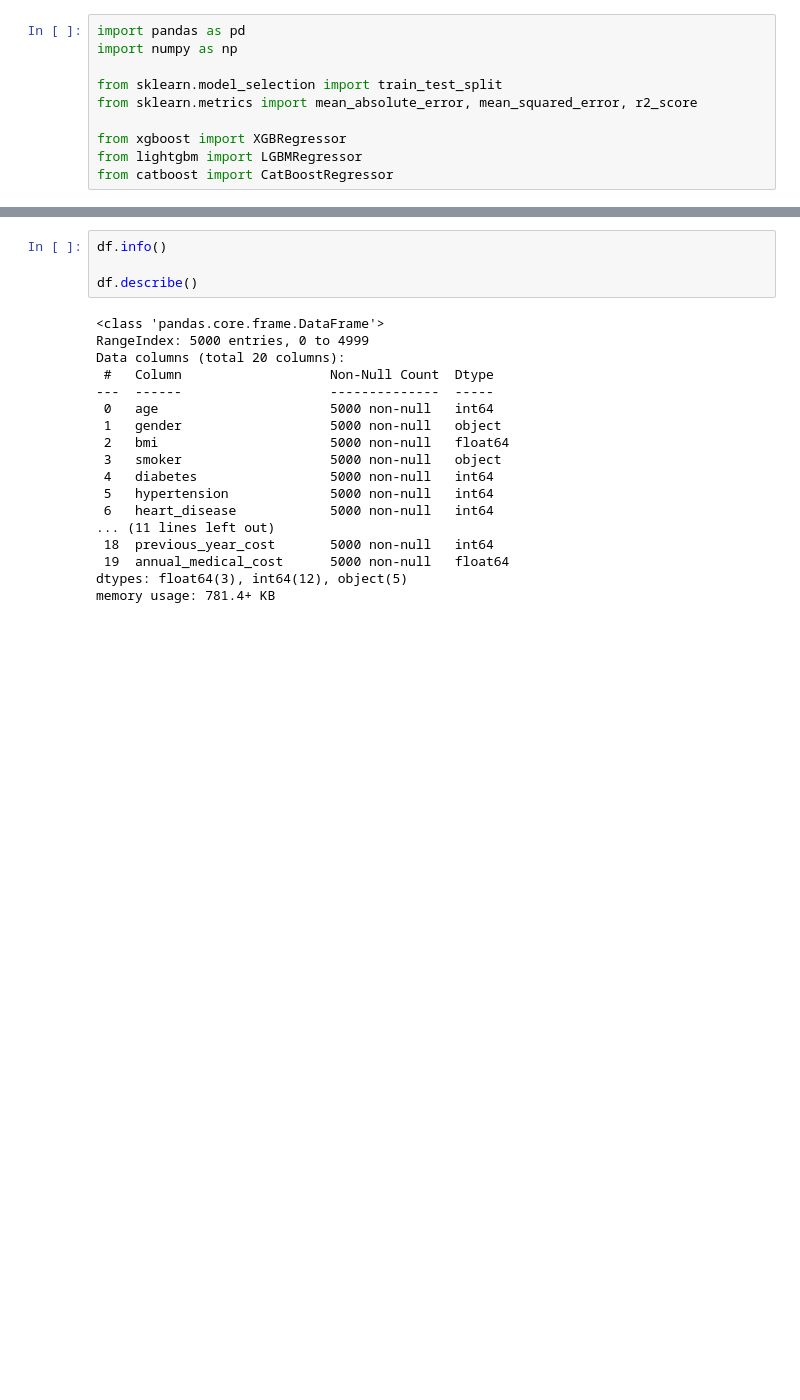
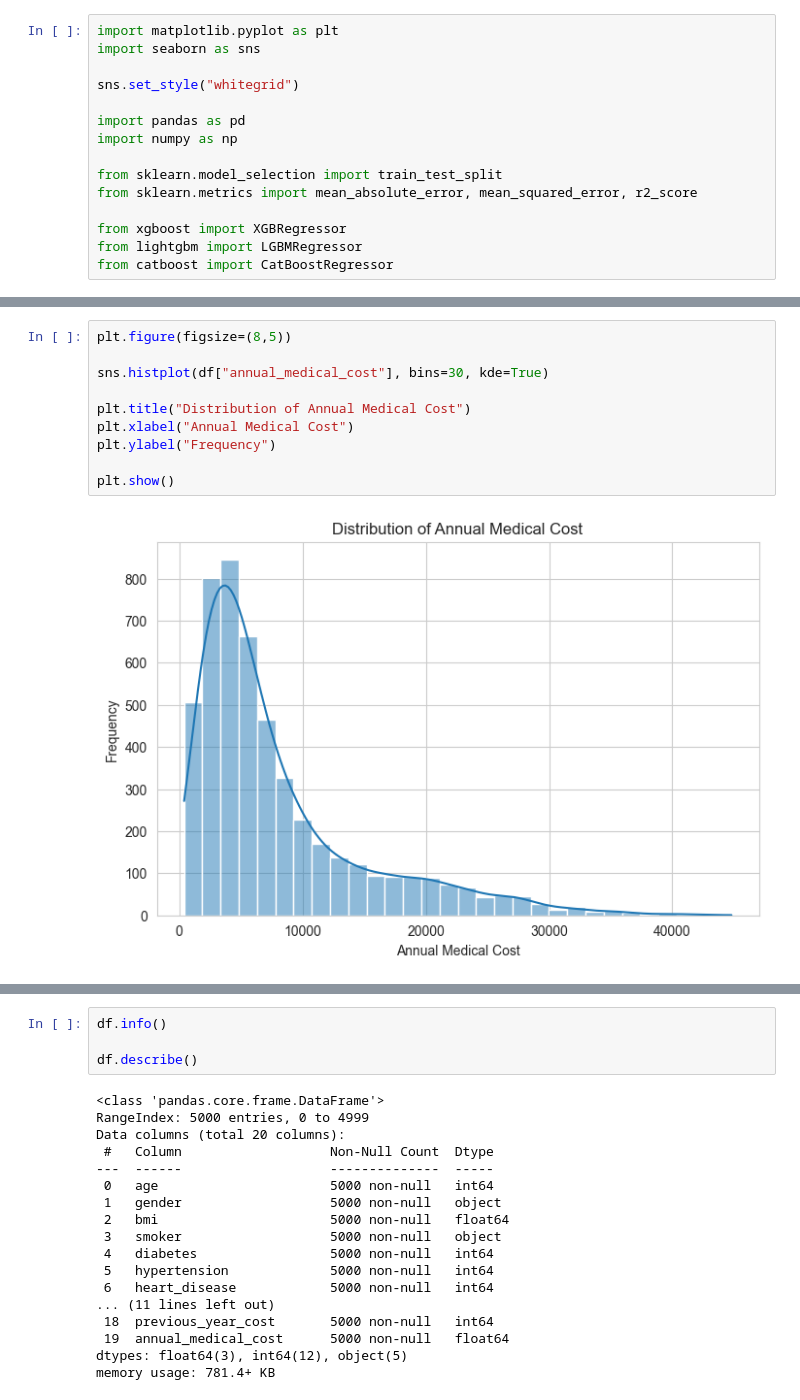
Before and after one commit to JeremyRevaldoLP/Machine-Learning-Regression-Prediksi-Biaya-Medis-Tahunan-Pasien, a Jupyter notebook: model.ipynb, the cells around one changed output, grey strips where cells are left out. Saved outputs shown, nothing was run; the diff lists cells and outputs as text; blank space fills up the shorter version.

```diff
--- a/model.ipynb
+++ b/model.ipynb
@@ -1,4 +1,9 @@
 # %%
+import matplotlib.pyplot as plt
+import seaborn as sns
+
+sns.set_style("whitegrid")
+
 import pandas as pd
 import numpy as np
 
@@ -24,0 +37,12 @@ FileNotFoundError: [Errno 2] No such file or directory: '../data/medical_cost_pr
+# %%
+plt.figure(figsize=(8,5))
+
+sns.histplot(df["annual_medical_cost"], bins=30, kde=True)
+
+plt.title("Distribution of Annual Medical Cost")
+plt.xlabel("Annual Medical Cost")
+plt.ylabel("Frequency")
+
+plt.show()
+# %% [output]
+[figure, added]
```
Also changed, not shown: parts of 7 cells of this notebook, 3 other files.
